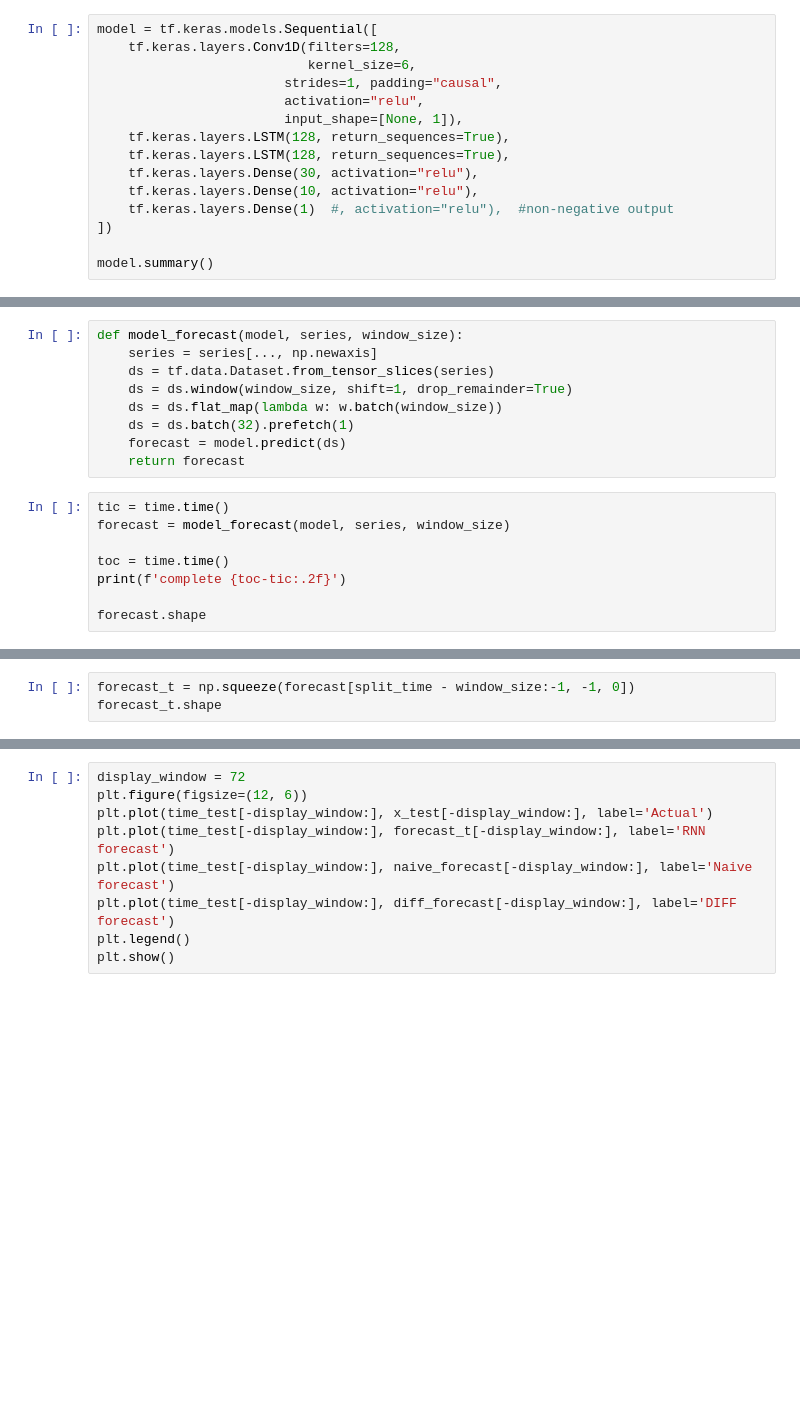
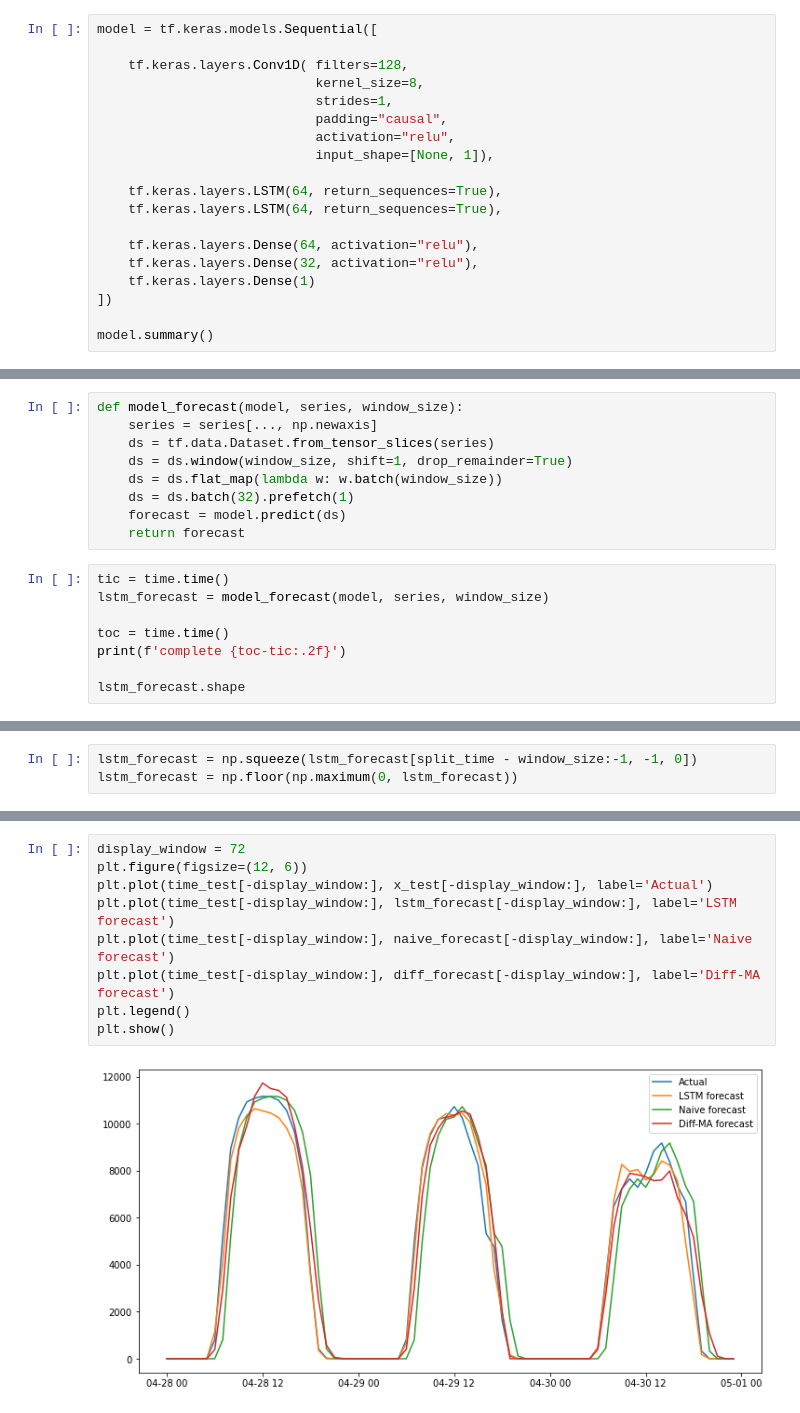
Before and after one commit to dlevonian/california_renewables, a Jupyter notebook: caiso_forecast.ipynb, the cells around one changed output, grey strips where cells are left out. Saved outputs shown, nothing was run; the diff lists cells and outputs as text; blank space fills up the shorter version.

Commit message:
LSTM kernel size 8 hours

```diff
--- a/caiso_forecast.ipynb
+++ b/caiso_forecast.ipynb
@@ -203,16 +200,20 @@ train_set.element_spec
  TensorSpec(shape=(None, None, 1), dtype=tf.int64, name=None))
 # %%
 model = tf.keras.models.Sequential([
-    tf.keras.layers.Conv1D(filters=128,
-                           kernel_size=6,
-                        strides=1, padding="causal",
-                        activation="relu",
-                        input_shape=[None, 1]),
-    tf.keras.layers.LSTM(128, return_sequences=True),
-    tf.keras.layers.LSTM(128, return_sequences=True),
-    tf.keras.layers.Dense(30, activation="relu"),
-    tf.keras.layers.Dense(10, activation="relu"),
-    tf.keras.layers.Dense(1)  #, activation="relu"),  #non-negative output
+
+    tf.keras.layers.Conv1D( filters=128,
+                            kernel_size=8,
+                            strides=1,
+                            padding="causal",
+                            activation="relu",
+                            input_shape=[None, 1]),
+
+    tf.keras.layers.LSTM(64, return_sequences=True),
+    tf.keras.layers.LSTM(64, return_sequences=True),
+
+    tf.keras.layers.Dense(64, activation="relu"),
+    tf.keras.layers.Dense(32, activation="relu"),
+    tf.keras.layers.Dense(1)
 ])
 
 model.summary()
@@ -293,10 +275,10 @@ def model_forecast(model, series, window_size):
     return forecast
 # %%
 tic = time.time()
-forecast = model_forecast(model, series, window_size)
+lstm_forecast = model_forecast(model, series, window_size)
 
 toc = time.time()
 print(f'complete {toc-tic:.2f}')
 
-forecast.shape
+lstm_forecast.shape
 # %% [output]
@@ -305,3 +287,3 @@ complete 15.74
 # %%
-forecast_t = np.squeeze(forecast[split_time - window_size:-1, -1, 0])
-forecast_t.shape
+lstm_forecast = np.squeeze(lstm_forecast[split_time - window_size:-1, -1, 0])
+lstm_forecast = np.floor(np.maximum(0, lstm_forecast))
@@ -339,12 +308,14 @@ print(keras.metrics.mean_absolute_error(x_test, forecast_t).numpy())
 # %%
 display_window = 72
 plt.figure(figsize=(12, 6))
 plt.plot(time_test[-display_window:], x_test[-display_window:], label='Actual')
-plt.plot(time_test[-display_window:], forecast_t[-display_window:], label='RNN forecast')
+plt.plot(time_test[-display_window:], lstm_forecast[-display_window:], label='LSTM forecast')
 plt.plot(time_test[-display_window:], naive_forecast[-display_window:], label='Naive forecast')
-plt.plot(time_test[-display_window:], diff_forecast[-display_window:], label='DIFF forecast')
+plt.plot(time_test[-display_window:], diff_forecast[-display_window:], label='Diff-MA forecast')
 plt.legend()
 plt.show()
+# %% [output]
+[figure, added]
 # %%
 hdict = history.history
 
```
Also changed, not shown: parts of 42 cells of this notebook.
